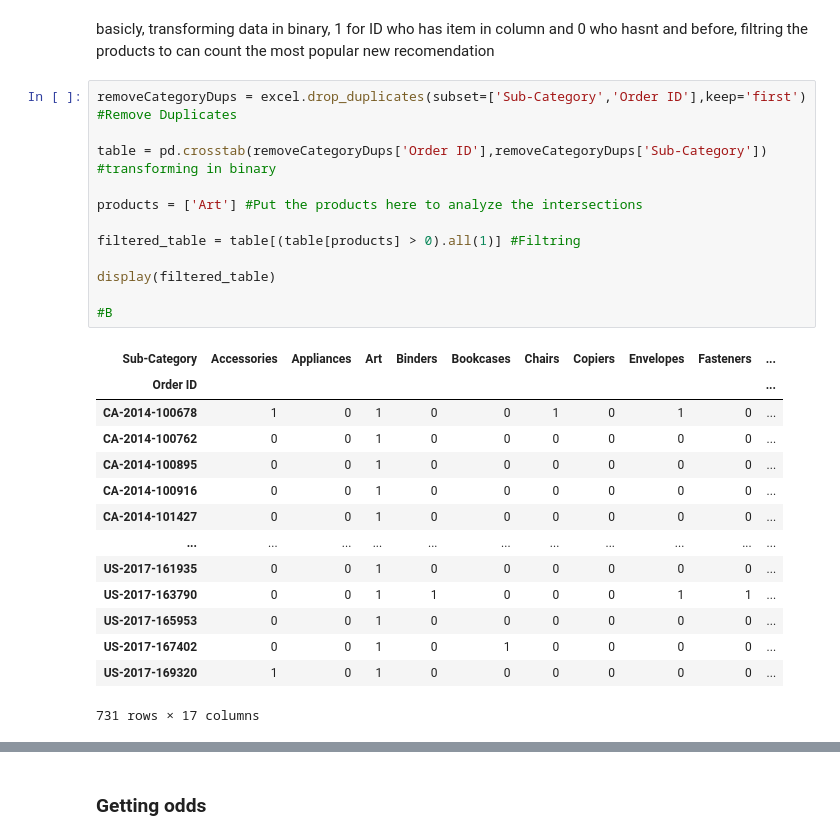
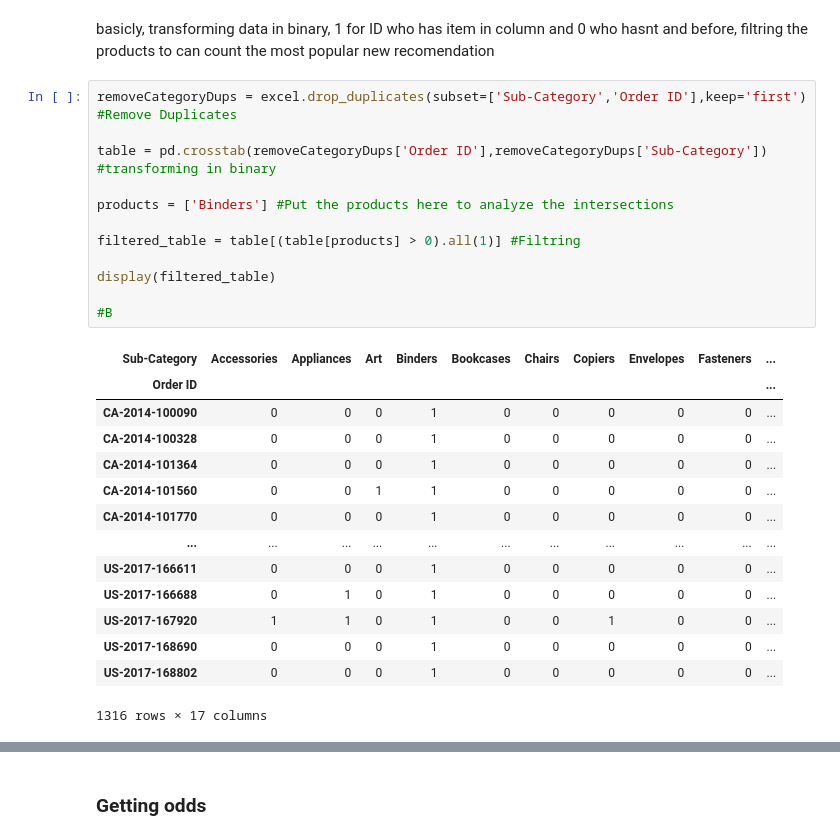
Before and after one commit to MiguelAraujoDeSouza/ProbabilityAnalitics, a Jupyter notebook: analise.ipynb, the cells around one changed output, grey strips where cells are left out. Drawn from its saved outputs; the diff is of its cells as text.

```diff
--- a/analise.ipynb
+++ b/analise.ipynb
@@ -102,30 +102,30 @@ TypeError: unsupported operand type(s) for /: 'str' and 'float'
 # %%
 removeCategoryDups = excel.drop_duplicates(subset=['Sub-Category','Order ID'],keep='first') #Remove Duplicates
 
 table = pd.crosstab(removeCategoryDups['Order ID'],removeCategoryDups['Sub-Category']) #transforming in binary
 
-products = ['Art'] #Put the products here to analyze the intersections
+products = ['Binders'] #Put the products here to analyze the intersections
 
 filtered_table = table[(table[products] > 0).all(1)] #Filtring
 
 display(filtered_table)
 
 #B
 # %% [output]
 | Sub-Category | Accessories | Appliances | Art | Binders | Bookcases | Chairs | Copiers | Envelopes | Fasteners | ... |
 | Order ID |  |  |  |  |  |  |  |  |  | ... |
-| CA-2014-100678 | 1 | 0 | 1 | 0 | 0 | 1 | 0 | 1 | 0 | ... |
-| CA-2014-100762 | 0 | 0 | 1 | 0 | 0 | 0 | 0 | 0 | 0 | ... |
-| CA-2014-100895 | 0 | 0 | 1 | 0 | 0 | 0 | 0 | 0 | 0 | ... |
-| CA-2014-100916 | 0 | 0 | 1 | 0 | 0 | 0 | 0 | 0 | 0 | ... |
-| CA-2014-101427 | 0 | 0 | 1 | 0 | 0 | 0 | 0 | 0 | 0 | ... |
+| CA-2014-100090 | 0 | 0 | 0 | 1 | 0 | 0 | 0 | 0 | 0 | ... |
+| CA-2014-100328 | 0 | 0 | 0 | 1 | 0 | 0 | 0 | 0 | 0 | ... |
+| CA-2014-101364 | 0 | 0 | 0 | 1 | 0 | 0 | 0 | 0 | 0 | ... |
+| CA-2014-101560 | 0 | 0 | 1 | 1 | 0 | 0 | 0 | 0 | 0 | ... |
+| CA-2014-101770 | 0 | 0 | 0 | 1 | 0 | 0 | 0 | 0 | 0 | ... |
 | ... | ... | ... | ... | ... | ... | ... | ... | ... | ... | ... |
-| US-2017-161935 | 0 | 0 | 1 | 0 | 0 | 0 | 0 | 0 | 0 | ... |
-| US-2017-163790 | 0 | 0 | 1 | 1 | 0 | 0 | 0 | 1 | 1 | ... |
-| US-2017-165953 | 0 | 0 | 1 | 0 | 0 | 0 | 0 | 0 | 0 | ... |
-| US-2017-167402 | 0 | 0 | 1 | 0 | 1 | 0 | 0 | 0 | 0 | ... |
-| US-2017-169320 | 1 | 0 | 1 | 0 | 0 | 0 | 0 | 0 | 0 | ... |
+| US-2017-166611 | 0 | 0 | 0 | 1 | 0 | 0 | 0 | 0 | 0 | ... |
+| US-2017-166688 | 0 | 1 | 0 | 1 | 0 | 0 | 0 | 0 | 0 | ... |
+| US-2017-167920 | 1 | 1 | 0 | 1 | 0 | 0 | 1 | 0 | 0 | ... |
+| US-2017-168690 | 0 | 0 | 0 | 1 | 0 | 0 | 0 | 0 | 0 | ... |
+| US-2017-168802 | 0 | 0 | 0 | 1 | 0 | 0 | 0 | 0 | 0 | ... |
-731 rows × 17 columns
+1316 rows × 17 columns
 # %%
 #for para soma o valor de todos os produtos após usa o filtro.
 
```
Also changed, not shown: parts of 2 cells of this notebook.
